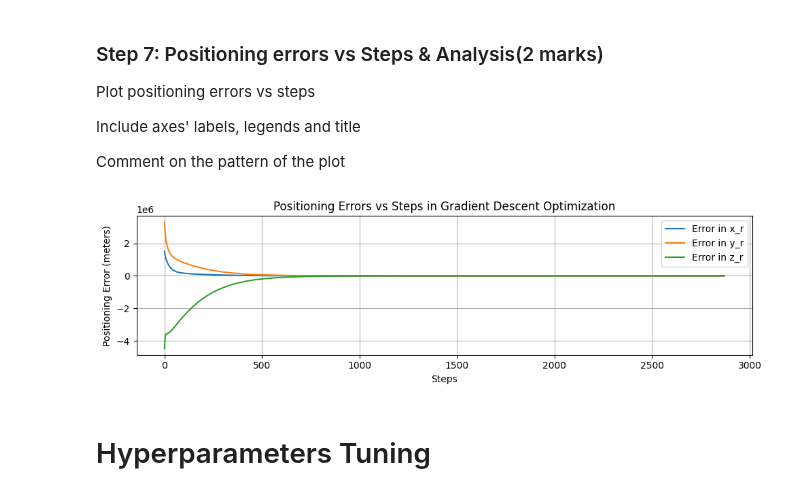
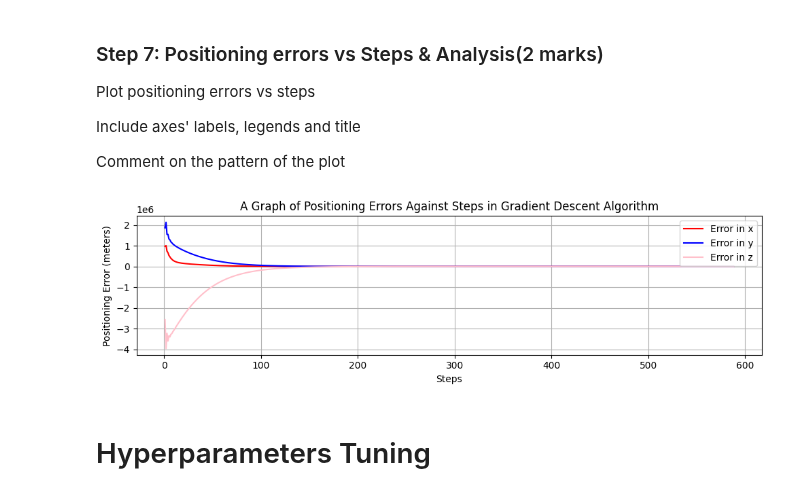
Before and after one commit to ChukwuebukaEzeanaka/engg680_2024_fall, a Jupyter notebook: Lab_Assignment3/Assignment3.ipynb, the cells around one changed output. Drawn from its saved outputs; the diff is of its cells as text; code cells hidden in the pictures.

```diff
--- a/Lab_Assignment3/Assignment3.ipynb
+++ b/Lab_Assignment3/Assignment3.ipynb
@@ -249,15 +255,19 @@ Include figure title
 
 Comment on the pattern from the plot
 # %%
-fig , ax = plt.subplots(nrows=1,ncols=1, figsize=(10,3))
-ax.semilogy(range(len(arr_cost)), arr_cost)  # Log scale for y-axis
-ax.set_xlabel('Steps')
-ax.set_ylabel('Cost (Log Scale)')
-ax.set_title('Cost vs Steps in Gradient Descent Optimization')
+num_iter_list = np.arange(1, steps_count + 1)
+fig, ax = plt.subplots(nrows=1, ncols=1, figsize=(10, 3))
+
+# Change the color of the line to red
+ax.semilogy(num_iter_list, arr_cost, color='red')  # Log scale on y-axis
+ax.set_xlabel("Number of Steps (iteration)")
+ax.set_ylabel("Cost (log scale)")
+ax.set_title("A Graph of Cost Against Steps in Gradient Descent")
+
 ax.grid(True)
 fig.tight_layout()
 plt.show()
 
-# Comment on the pattern
-# ...
+
+# This progression suggests the algorithm effectively minimized the cost, reaching an optimal or near-optimal point.
 # %% [output]
@@ -314,34 +321,27 @@ Include axes' labels, legends and title
 
 Comment on the pattern of the plot
 # %%
-import numpy as np
-import matplotlib.pyplot as plt
+fig, ax = plt.subplots(nrows=1, ncols=1, figsize=(10, 3))
 
-# Convert arr_err to a numpy array for easier handling
 arr_err = np.array(arr_err)
-
-# Plot positioning errors vs. steps for each coordinate component
-fig, ax = plt.subplots(nrows=1, ncols=1, figsize=(10, 3))
-ax.plot(range(len(arr_err)), arr_err[:, 0], label='Error in x_r')
-ax.plot(range(len(arr_err)), arr_err[:, 1], label='Error in y_r')
-ax.plot(range(len(arr_err)), arr_err[:, 2], label='Error in z_r')
+ax.plot(num_iter_list, arr_err[:,0], label="Error in x", color="red")
+ax.plot(num_iter_list, arr_err[:,1], label="Error in y", color="blue")
+ax.plot(num_iter_list, arr_err[:,2], label="Error in z", color="pink")
 
 # Label each axis, add title and legend
-ax.set_xlabel('Steps')
-ax.set_ylabel('Positioning Error (meters)')
-ax.set_title('Positioning Errors vs Steps in Gradient Descent Optimization')
+ax.set_xlabel("Steps")
+ax.set_ylabel("Positioning Error (meters)")
+ax.set_title("A Graph of Positioning Errors Against Steps in Gradient Descent Algorithm")
 ax.legend()
 
 # Add grid and display plot
 ax.grid(True)
 fig.tight_layout()
 plt.show()
 
-
-# Comment on the pattern
-# ...
+# This pattern reflects an effective gradient descent process, with initial rapid corrections followed by a fine-tuning phase until convergence.
 # %% [output]
-[figure, old version]
+[figure, new version]
 # %% [markdown]
 # Hyperparameters Tuning
 # %% [markdown]
```
Also changed, not shown: parts of 17 cells of this notebook.
